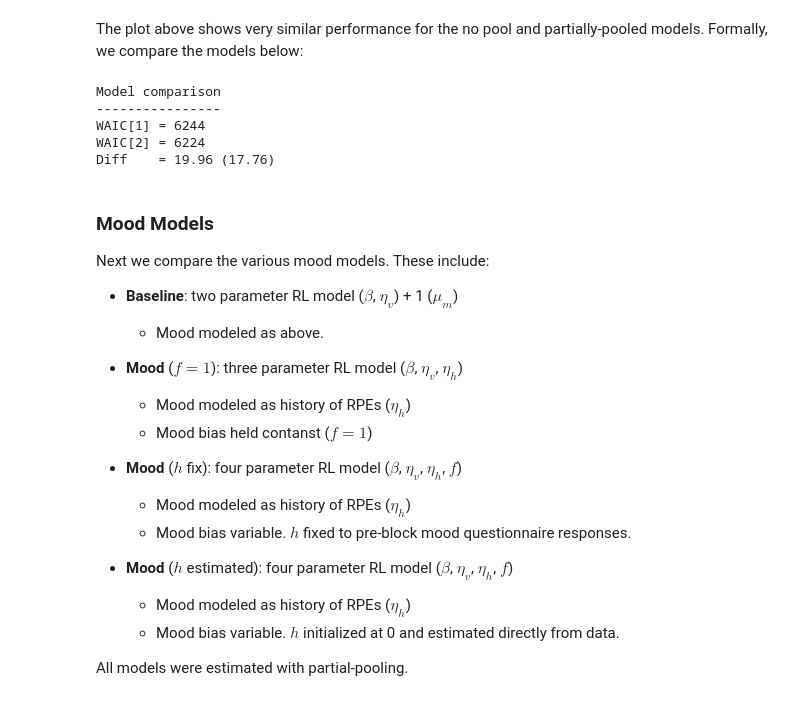
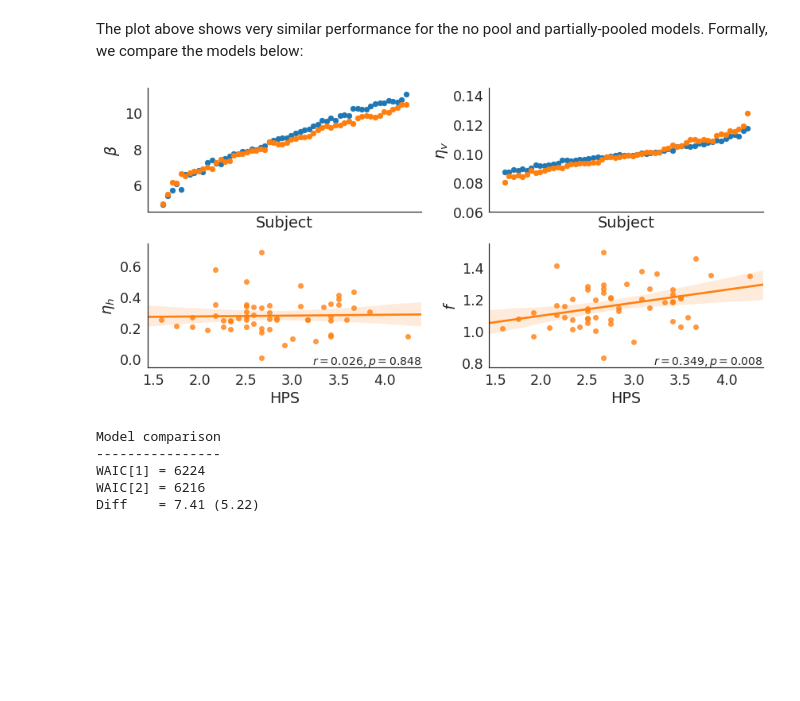
Before and after one commit to szorowi1/pni-rotations, a Jupyter notebook: results_RL.ipynb, the cells around one changed output. Saved outputs shown, nothing was run; the diff lists cells and outputs as text; code cells hidden in the pictures; blank space fills up the shorter version.

```diff
--- a/results_RL.ipynb
+++ b/results_RL.ipynb
@@ -219,7 +219,7 @@ if model_name:
     ## Save contents of StanFit.
     extract = fit.extract()
     for k, v in dd.items(): extract[k] = v
-    with open(os.path.join(out_dir, 'StanFit.pickle'), 'wb') as f: cPickle.dump(extract, f)
+    with open(os.path.join(out_dir, 'StanFit.pickle'), 'wb') as fn: cPickle.dump(extract, fn)
 
     print('Done.')
 # %% [output]
@@ -263,33 +296,59 @@ plt.tight_layout()
 # %% [markdown]
 The plot above shows very similar performance for the no pool and partially-pooled models. Formally, we compare the models below:
+# %%
+from scripts.utilities import load_fit
+from scipy.stats import pearsonr
+
+#~~~~~~~~~~~~~~~~~~~~~~~~~~~~~~~~~~~~~~~~~~#
+### Define parameters.
+#~~~~~~~~~~~~~~~~~~~~~~~~~~~~~~~~~~~~~~~~~~#
+
+models = ['moodRL_original_no_mood', 'moodRL_original_full_mood']
+colors = sns.color_palette(n_colors=len(models))
+labels = ['No mood', 'Full mood']
+
+#~~~~~~~~~~~~~~~~~~~~~~~~~~~~~~~~~~~~~~~~~~#
+### Plotting.
+#~~~~~~~~~~~~~~~~~~~~~~~~~~~~~~~~~~~~~~~~~~#
+
+## Initialize canvas.
+fig, axes = plt.subplots(2,2,figsize=(12,6))
+sns.set_context('notebook', font_scale=1.25)
+
+## Load StanFits.
+fits = [load_fit(model) for model in models]
+
+## Plot beta/eta_v
+for ax, param, ylabel in zip(axes[0], ['beta', 'eta_v'], [r'$\beta$', r'$\eta_v$']):
+
+    param = np.array([np.median(fit[param], axis=0) for fit in fits])
+    ix = np.argsort(param.mean(axis=0))
+
+    for arr, label, color in zip(param, labels, colors):
+
+        ax.scatter(np.arange(ix.size), arr[ix], color=color, label=label)
+
+    ax.set(xticks=[], xlabel='Subject', ylabel=ylabel)
+
+## Plot eta_h/f.
+for ax, param, ylabel in zip(axes[1], ['eta_h', 'f'], [r'$\eta_h$', r'$f$']):
+
+    y = np.median(fits[1][param], axis=0)
+    sns.regplot(metadata.IPIP_hps, y, color=colors[1], ax=ax)
+    ax.set(xlabel='HPS', ylabel=ylabel)
+    ax.annotate(r'$r = %0.3f, p = %0.3f$' %pearsonr(metadata.IPIP_hps, y), xy=(0,0),
+                xytext=(1,0.025), xycoords='axes fraction', ha='right', fontsize=14)
+
+sns.despine()
+plt.tight_layout()
+# %% [output]
+[figure, added]
 # %%
 ## Compute model comparison.
-model_comparison('moodRL_original_no_pool', 'moodRL_original_no_mood', on='y', verbose=True);
+model_comparison('moodRL_original_no_mood', 'moodRL_original_full_mood', on='y', verbose=True);
 # %% [output]
 Model comparison
 ----------------
-WAIC[1] = 6244
-WAIC[2] = 6224
-Diff    = 19.96 (17.76)
+WAIC[1] = 6224
+WAIC[2] = 6216
+Diff    = 7.41 (5.22)
-# %% [markdown]
-### Mood Models
-Next we compare the various mood models. These include:
-- **Baseline**: two parameter RL model ($\beta$, $\eta_v$) + 1 ($\mu_m$)
-    - Mood modeled as above.
-
-
-- **Mood** ($f=1$): three parameter RL model ($\beta$, $\eta_v$, $\eta_h$)
-    - Mood modeled as history of RPEs ($\eta_h$)
-    - Mood bias held contanst ($f=1$)
-
-
-- **Mood** ($h$ fix): four parameter RL model ($\beta$, $\eta_v$, $\eta_h$, $f$)
-    - Mood modeled as history of RPEs ($\eta_h$)
-    - Mood bias variable. $h$ fixed to pre-block mood questionnaire responses.
-
-
-- **Mood** ($h$ estimated): four parameter RL model ($\beta$, $\eta_v$, $\eta_h$, $f$)
-    - Mood modeled as history of RPEs ($\eta_h$)
-    - Mood bias variable. $h$ initialized at 0 and estimated directly from data.
-
-All models were estimated with partial-pooling.
```
Also changed, not shown: parts of 31 cells of this notebook, 3 other files.
